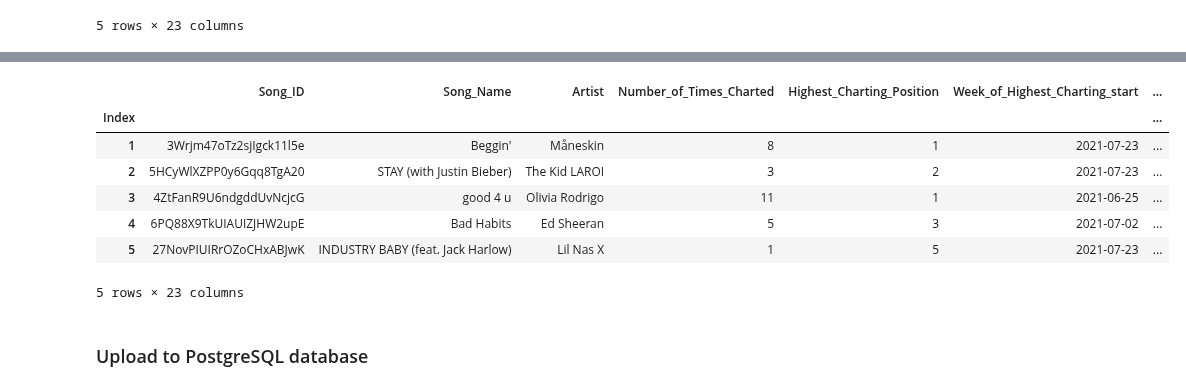
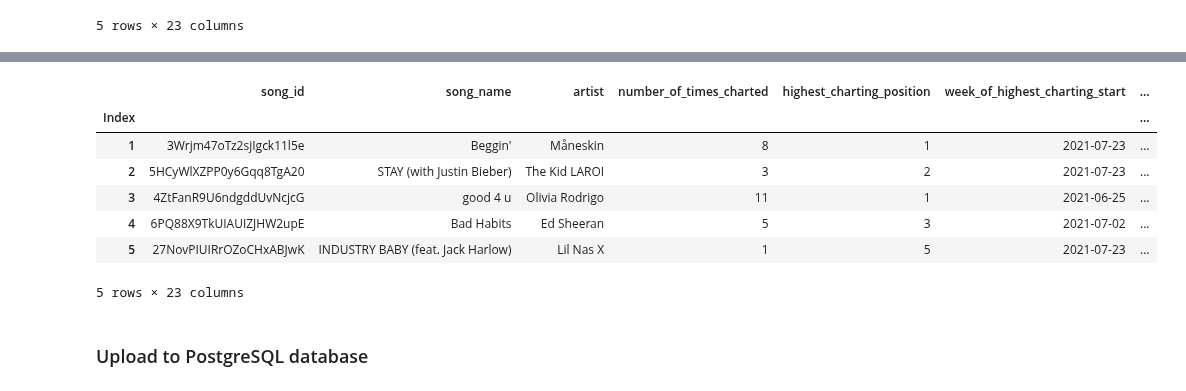
Before and after one commit to aseo67/Top_Songs_Analysis, a Jupyter notebook: TopSongsAnalysis_DataLoading.ipynb, the cells around one changed output, grey strips where cells are left out. Saved outputs shown, nothing was run; the diff lists cells and outputs as text; code cells hidden in the pictures.

```diff
--- a/TopSongsAnalysis_DataLoading.ipynb
+++ b/TopSongsAnalysis_DataLoading.ipynb
@@ -299,34 +300,35 @@ dtype: object
 # %%
 # Reorder song_df columns
 song_df = song_df[[
     'Song_ID',
     'Song_Name',
     'Artist',
     'Number_of_Times_Charted',
     'Highest_Charting_Position',
     'Week_of_Highest_Charting_start',
     'Week_of_Highest_Charting_end',
     'number_weeks_charted',
     'Streams',
     'Artist_Followers',
     'Genre',
     'Release_Date',
     'Popularity',
     'Acousticness',
     'Danceability',
     'Energy',
     'Liveness',
     'Loudness',
     'Speechiness',
     'Valence',
     'Duration_(ms)',
     'Tempo',
     'Chord'
 ]]
 song_df = song_df.rename(columns={'Duration_(ms)':'Duration_ms'})
+song_df = song_df.rename(columns=str.lower)
 song_df.head()
 # %% [output]
-|  | Song_ID | Song_Name | Artist | Number_of_Times_Charted | Highest_Charting_Position | Week_of_Highest_Charting_start | ... |
+|  | song_id | song_name | artist | number_of_times_charted | highest_charting_position | week_of_highest_charting_start | ... |
 | Index |  |  |  |  |  |  | ... |
 | 1 | 3Wrjm47oTz2sjIgck11l5e | Beggin' | Måneskin | 8 | 1 | 2021-07-23 | ... |
 | 2 | 5HCyWlXZPP0y6Gqq8TgA20 | STAY (with Justin Bieber) | The Kid LAROI | 3 | 2 | 2021-07-23 | ... |
```
Also changed, not shown: parts of 4 cells of this notebook, 1 other file.
